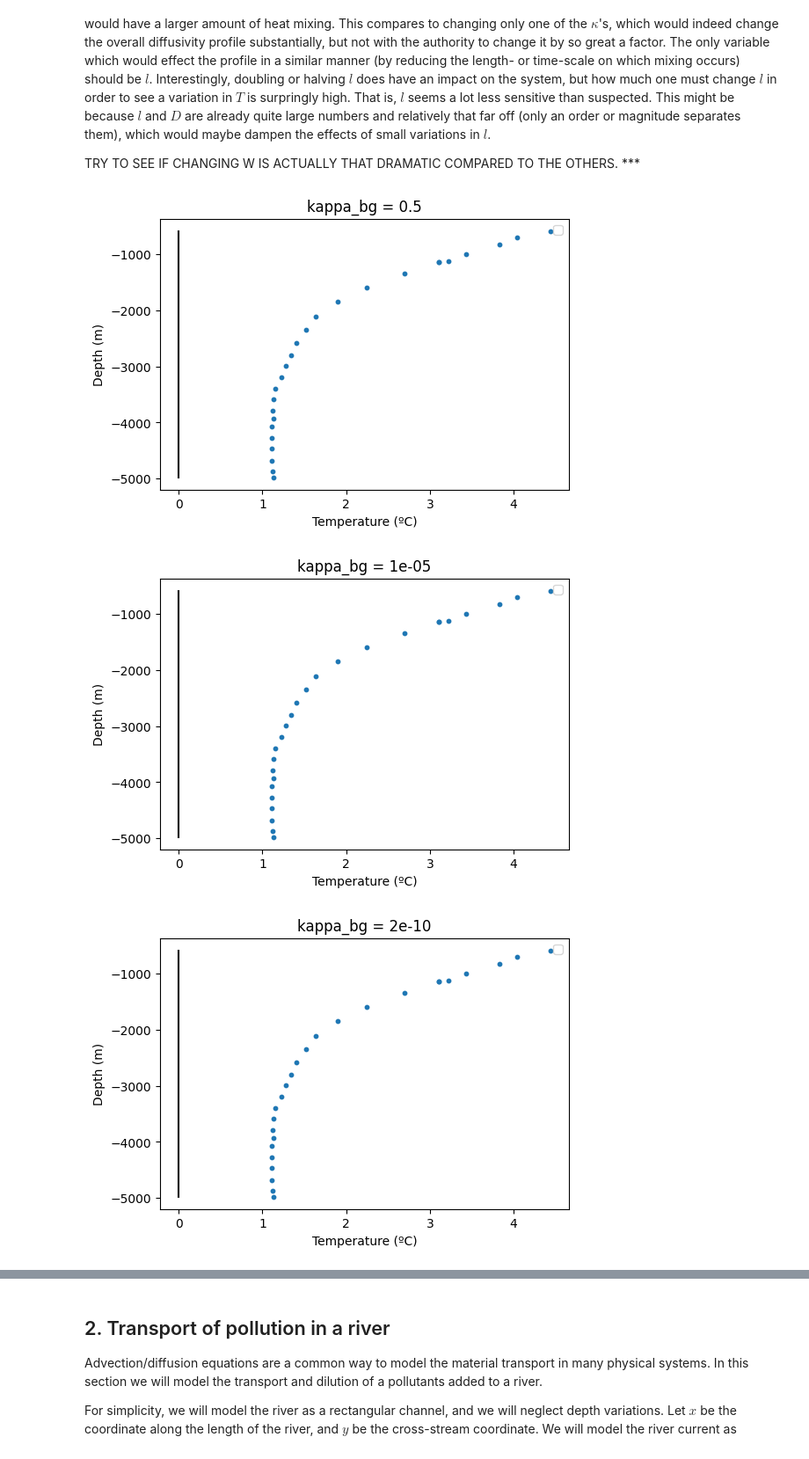
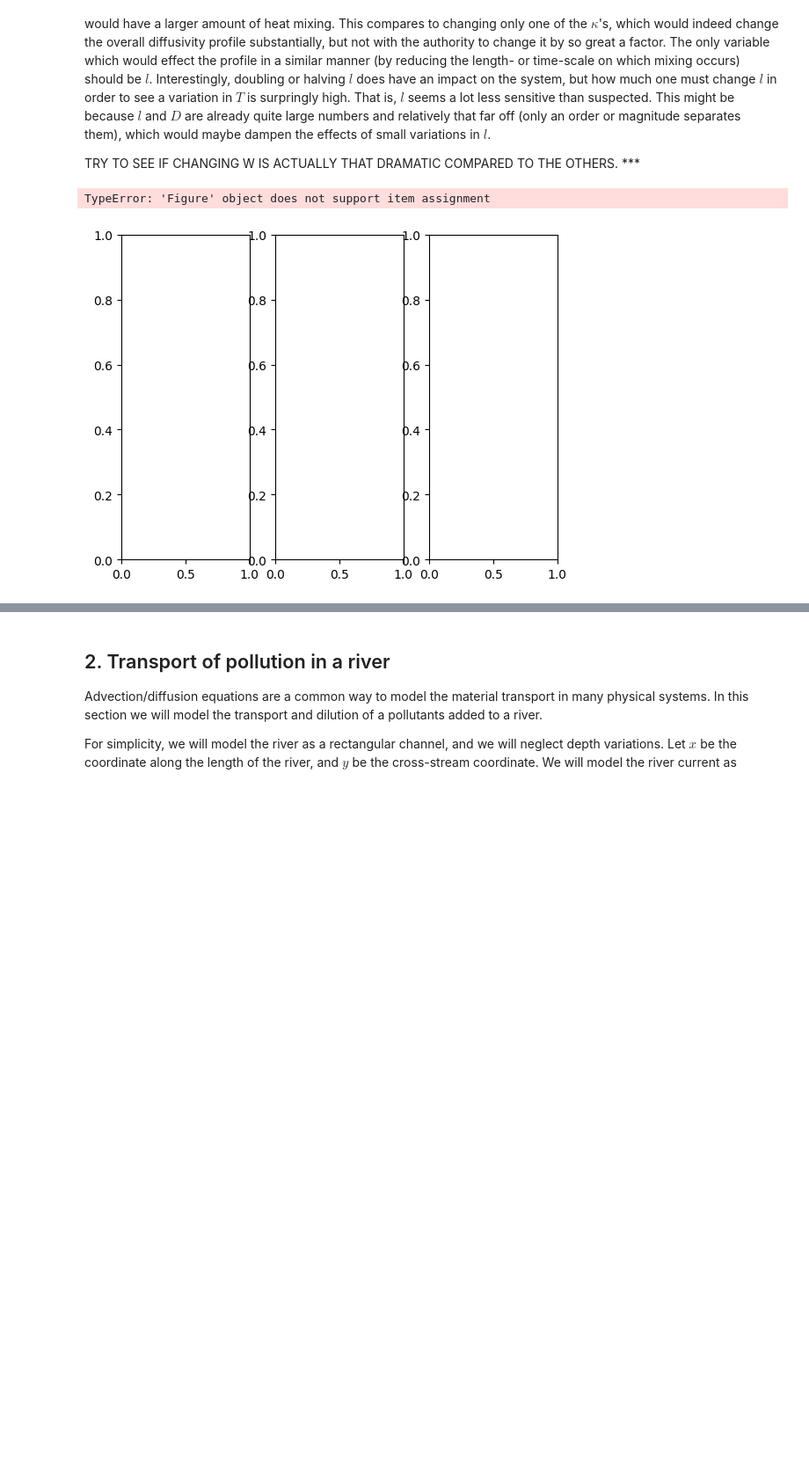
Before and after one commit to SquidsofDoom/QCES, a Jupyter notebook: Project2_transport.ipynb, the cells around one changed output, grey strips where cells are left out. Shown at 88% size. Saved outputs shown, nothing was run; the diff lists cells and outputs as text; code cells hidden in the pictures; blank space fills up the shorter version.

```diff
--- a/Project2_transport.ipynb
+++ b/Project2_transport.ipynb
@@ -290,7 +290,7 @@ TRY TO SEE IF CHANGING W IS ACTUALLY THAT DRAMATIC COMPARED TO THE OTHERS. ***
 # %%
 kappa_bg_array = [0.5,1e-5,2e-10]
 kappa_0_array = [1e-4,8.6e-4,15e-4]
-l_array = [1,667,1000]
+l_array = [300,667,1000]
 kappa_mat = np.zeros((3,3,len(z)))
 kappa_new = dist.Field(name='kappa_new', bases=zbasis)
 
@@ -303,46 +303,42 @@ for i, c in enumerate(l_array):
 
 
 for i, n in enumerate(kappa_mat):
   for j, m in enumerate(n):
 
     kappa_new['g'] = m # defining new kappa coords
     T_new = dist.Field(name='T_new', bases=zbasis)
     # Set the diffusivity
     # Below is the diffusivity profile from Rogers et al., 2023
 
-    # Add two tau variables to allow us to apply two boundary conditions
-    tau_1 = dist.Field(name='tau_1')
-    tau_2 = dist.Field(name='tau_2')
-    lift_basis = zbasis.derivative_basis(1)
-    lift = lambda A: d3.Lift(A, lift_basis, -1)
 
     # Substitutions
-    dz = lambda A: d3.Differentiate(A, zcoord)
+
     Tnz = dz(T_new) + lift(tau_1)
-    Tzz = dz(Tnz) + lift(tau_2)
+    Tnzz = dz(Tnz) + lift(tau_2)
 
     problem = d3.LBVP([T_new, tau_1, tau_2], namespace=locals())
     problem.add_equation("w*Tnz - dz(kappa_new*Tnz) + lift(tau_2) = 0")
     problem.add_equation("T_new(z=z_surface) = T_surface")
     problem.add_equation("T_new(z=z_bottom) = T_bottom")
     solver.solve()
 
-    plt.figure(figsize=(6, 4))
-    Tg=T['g']
-    plt.scatter(CTD_T,CTD_z,s=10)
-    plt.plot(Tg,z,'k')
-    plt.xlabel('Temperature (ºC)')
-    plt.ylabel('Depth (m)')
+    Tg_new=T_new['g']
+    ax, fig = plt.subplots(1,3)
+
+    ax[j] = plt.subplot(1,3,j+1)
+    ax[j].scatter(CTD_T,CTD_z,s=10)
+    ax[j].plot(Tg_new,z,'k')
+    ax[j].set_xlabel('Temperature (ºC)')
+    ax[j].ylabel('Depth (m)')
     if i==0:
       plt.title(f'kappa_bg = {kappa_bg_array[j]}')
     elif i==1:
       plt.title(f'kappa_0 = {kappa_0_array[j]}')
     else:
       plt.title(f'l = {l_array[j]}')
 
     plt.legend()
     plt.show()
 # %% [output]
+TypeError: 'Figure' object does not support item assignment
-[figure, old version]
+[figure, new version]
-[figure, removed]
-[figure, removed]
```
Also changed, not shown: parts of 1 cell of this notebook.
